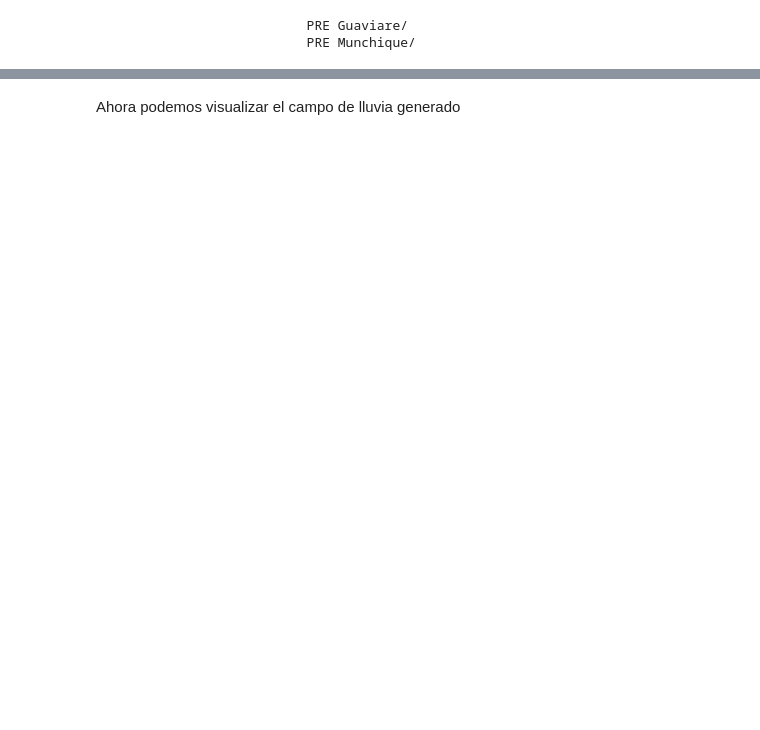
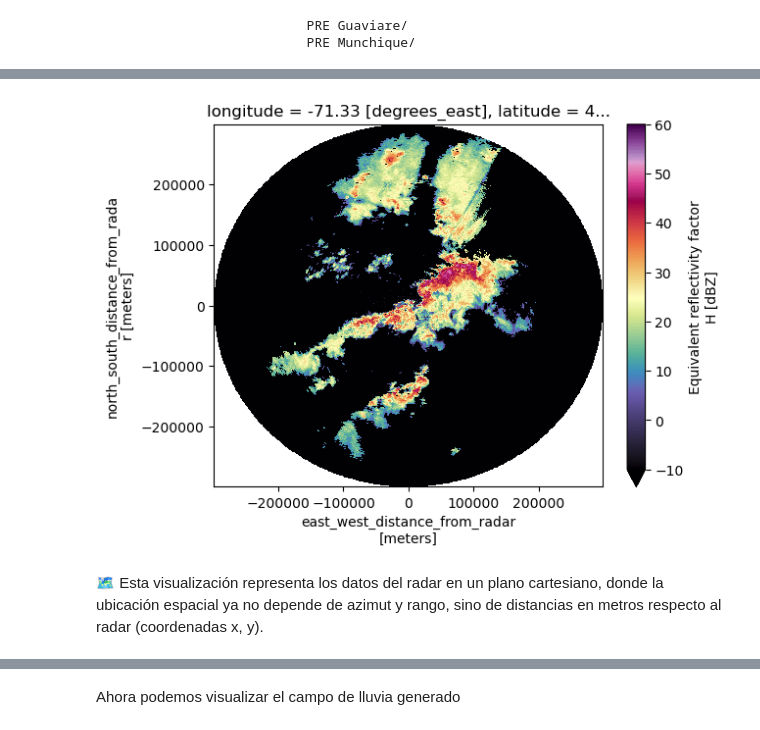
Before and after one commit to ProjectPythia/AtmosCol-2023, a Jupyter notebook: notebooks/2.acceso-datos/2.2.Radares.ipynb, the cells around one changed output, grey strips where cells are left out. Drawn from its saved outputs; the diff is of its cells as text; code cells hidden in the pictures; blank space fills up the shorter version.

```diff
--- a/notebooks/2.acceso-datos/2.2.Radares.ipynb
+++ b/notebooks/2.acceso-datos/2.2.Radares.ipynb
@@ -306,0 +318,14 @@ rr = (1 / 200) ** (1 / 1.6) * ref_lin ** (1 / 1.6)
+# %%
+
+# Graficamos la reflectividad horizontal usando coordenadas georreferenciadas
+radar["sweep_0"]["DBZH"].plot(
+    x="x",
+    y="y",
+    cmap="ChaseSpectral",
+    vmin=-10,
+    vmax=60
+);
+# %% [output]
+[figure, added]
+# %% [markdown]
+🗺️ Esta visualización representa los datos del radar en un plano cartesiano, donde la ubicación espacial ya no depende de azimut y rango, sino de distancias en metros respecto al radar (coordenadas x, y).
```
Also changed, not shown: parts of 86 cells of this notebook.
